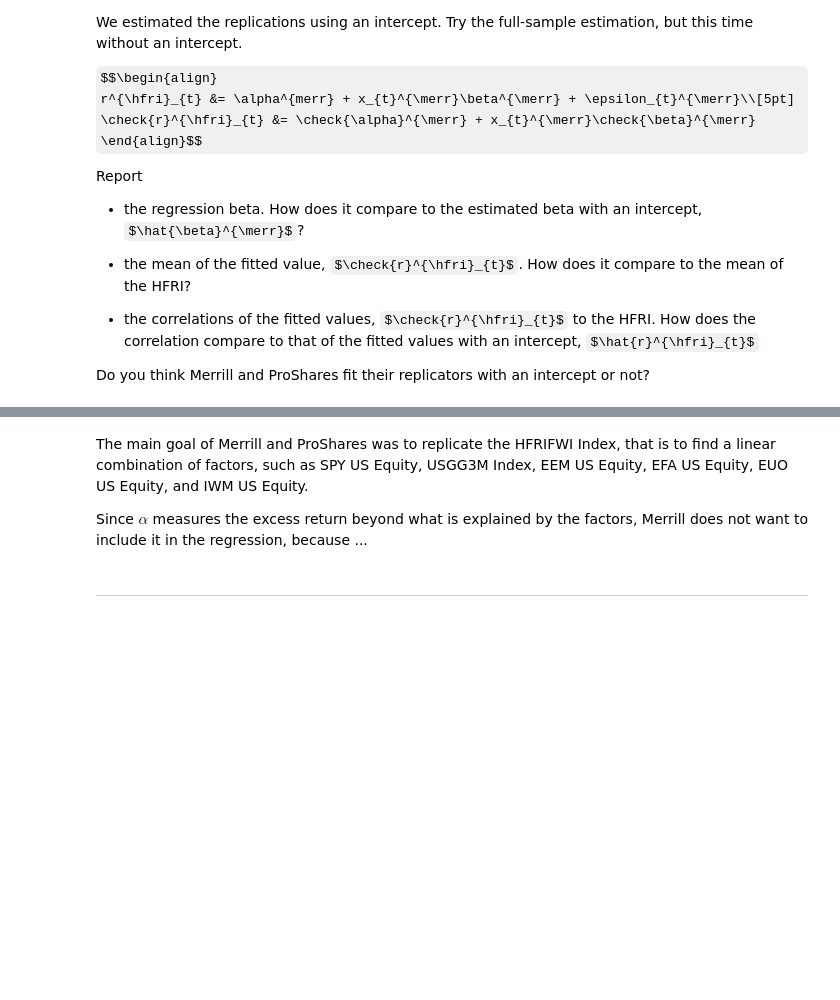
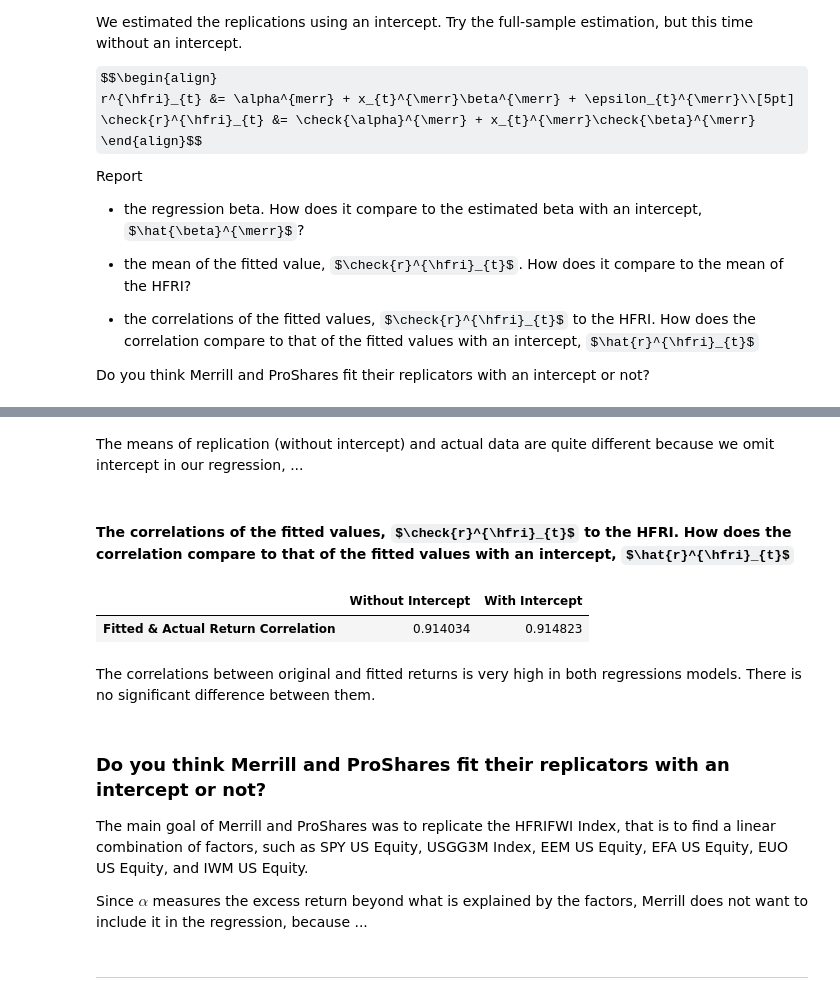
Before and after one commit to sstikhonov/Uchicago_PortfolioRiskManagement, a Jupyter notebook: homework/Homework 2.ipynb, the cells around one changed output, grey strips where cells are left out. Cells and saved outputs as stored; diff of their text form; code cells hidden in the pictures; some formulas as TeX source; blank space fills up the shorter version.

```diff
--- a/homework/Homework 2.ipynb
+++ b/homework/Homework 2.ipynb
@@ -478,4 +482,4 @@ def replication_HFRI_without_constant(HFRI, merrill_factors):
 # %%
-repl_with = replication_HFRI_without_constant(data_hf['HFRIFWI Index'], data_merrill)
+repl_with = replication_HFRI(data_hf['HFRIFWI Index'], data_merrill, constant = True)
 repl_with
 # %% [output]
@@ -492,4 +504,19 @@ repl_without
+# %% [markdown]
+The means of replication (without intercept) and actual data are quite different because we omit intercept in our regression, ...
+# %% [markdown]
+#### The correlations of the fitted values, $\check{r}^{\hfri}_{t}$ to the HFRI. How does the correlation compare to that of the fitted values with an intercept, $\hat{r}^{\hfri}_{t}$
+# %%
+no_constant_replication = np.corrcoef(data_hf['HFRIFWI Index'], fit_ret_without_const.reshape(145,))[0,1]
+constant_replication = np.corrcoef(data_hf['HFRIFWI Index'], fit_ret_with_const.reshape(145,))[0,1]
+pd.DataFrame([[no_constant_replication,constant_replication]],columns=['Without Intercept','With Intercept'],index = ['Fitted & Actual Return Correlation'])
+# %% [output]
+|  | Without Intercept | With Intercept |
+| Fitted & Actual Return Correlation | 0.914034 | 0.914823 |
+# %% [markdown]
+The correlations between original and fitted returns is very high in both regressions models. There is no significant difference between them.
 # %% [markdown]
+### Do you think Merrill and ProShares fit their replicators with an intercept or not?
+
 The main goal of Merrill and ProShares was to replicate the HFRIFWI Index, that is to find a linear combination of factors, such as SPY US Equity, USGG3M Index, EEM US Equity, EFA US Equity, EUO US Equity, and IWM US Equity.
 
 Since $\alpha$ measures the excess return beyond what is explained by the factors, Merrill does not want to include it in the regression, because ...
```
Also changed, not shown: parts of 18 cells of this notebook.
